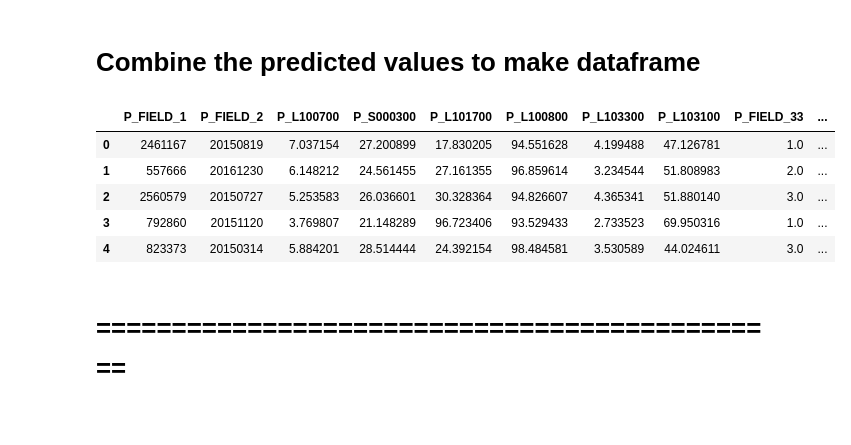
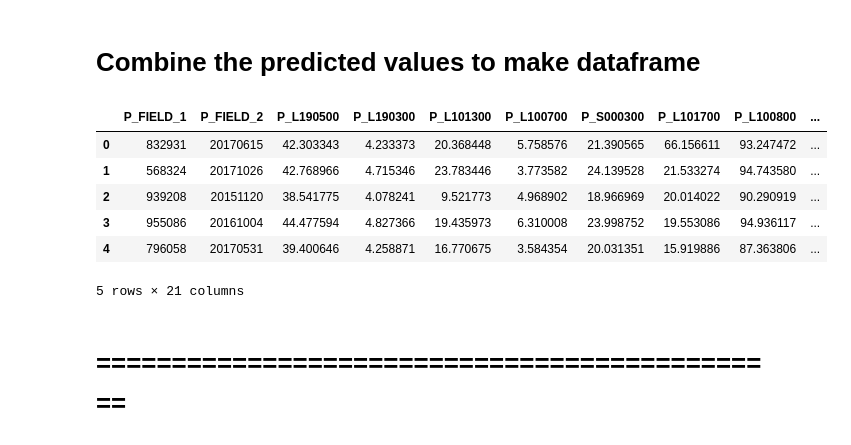
Before and after one commit to henockmamo54/Health-Data-Analysis-Diabetics, a Jupyter notebook: hyperlipidemia/DataGeneration/prepare dataset for generator - for chart .ipynb, the cells around one changed output. Drawn from its saved outputs; the diff is of its cells as text; code cells hidden in the pictures.

```diff
--- a/hyperlipidemia/DataGeneration/prepare dataset for generator - for chart .ipynb
+++ b/hyperlipidemia/DataGeneration/prepare dataset for generator - for chart .ipynb
@@ -507,0 +519,24 @@ plt.scatter(ypredPD['t + 1'][:ypredPD.shape[0]],ypredPD['pred (t +1)'][:ypredPD.
+# %%
+regr = RandomForestRegressor(
+    max_depth=10, random_state=random_seed, verbose=0, n_estimators=1000, max_features=7
+)
+regr.fit(
+    xtrain[
+        [
+           'L101300_x', 'SEX_x', 'S000300_x', 'L101200_x', 'L103300_x', 'L101700_x',
+       'L100700_x', 'L103100_x', 'L190400_x', 'L190300_x', 'S000100_x', 'L190500_x'
+        ]
+    ],
+    ytrain[["L101300_y"]],
+)
+
+ypred = regr.predict(
+    xtest[
+        [
+           'L101300_x', 'SEX_x', 'S000300_x', 'L101200_x', 'L103300_x', 'L101700_x',
+       'L100700_x', 'L103100_x', 'L190400_x', 'L190300_x', 'S000100_x', 'L190500_x'
+        ]
+    ]
+)
+
+print("r2_score", m.r2_score(ytest[["L101300_y"]], ypred))
@@ -507,0 +545,4 @@ plt.scatter(ypredPD['t + 1'][:ypredPD.shape[0]],ypredPD['pred (t +1)'][:ypredPD.
+# %%
+pred_L101300 = ypred
+with open('models/hyperlipidemiaModel_nextyear_L101300_RF_regressor', 'wb') as f:
+    pickle.dump(regr, f)
@@ -536,0 +606,4 @@ plt.scatter(ypredPD['t + 1'][:ypredPD.shape[0]],ypredPD['pred (t +1)'][:ypredPD.
+# %%
+pred_L190300 = ypred
+with open('models/hyperlipidemiaModel_nextyear_L190300_RF_regressor', 'wb') as f:
+    pickle.dump(regr, f)
@@ -562,0 +667,4 @@ plt.scatter(ypredPD['t + 1'][:ypredPD.shape[0]],ypredPD['pred (t +1)'][:ypredPD.
+# %%
+pred_L190500 = ypred
+with open('models/hyperlipidemiaModel_nextyear_L190500_RF_regressor', 'wb') as f:
+    pickle.dump(regr, f)
@@ -580,44 +716,49 @@ Combine the predicted values to make dataframe
 NextYearData = pd.DataFrame()
 NextYearData["P_FIELD_1"] = ytest.FIELD_1_y.values
 NextYearData["P_FIELD_2"] = ytest.FIELD_2_y.values
+
+NextYearData["P_L190500"] = pred_L190500
+NextYearData["P_L190300"] = pred_L190300
+NextYearData["P_L101300"] = pred_L101300
 
 NextYearData["P_L100700"] = pred_L100700
 NextYearData["P_S000300"] = pred_S000300
 NextYearData["P_L101700"] = pred_L101700
 NextYearData["P_L100800"] = pred_L100800
 NextYearData["P_L103300"] = pred_L103300
 NextYearData["P_L103100"] = pred_L103100
 # NextYearData["P_L102900"] = pred_L102900
 # NextYearData["P_L103200"] = pred_L103200
 
 NextYearData["P_FIELD_33"] = pred_FIELD_33.values
 NextYearData["P_FIELD_38"] = pred_FIELD_38.values
 NextYearData["P_FIELD_40"] = pred_FIELD_40.values
 
 NextYearData["P_SEX"] = pred_SEX.values
 NextYearData["P_AGE"] = pred_AGE.values
 
 NextYearData["A_L102900"] = ytest.L102900_y.values
 NextYearData["A_L103200"] = ytest.L103200_y.values
 NextYearData["A_L103000"] = ytest.L103000_y.values
 NextYearData["A_L103300"] = ytest.L103300_y.values
 
 _class = []
 for i in range(NextYearData.shape[0]):
     if((NextYearData.A_L102900[i] <= 200) & (NextYearData.A_L103200[i] <= 130) & (NextYearData.A_L103000[i] <=150)):
         _class.append(0)
     else:
         _class.append(1)
 NextYearData["CLASS"] = _class
 
 NextYearData.head()
 # %% [output]
-|  | P_FIELD_1 | P_FIELD_2 | P_L100700 | P_S000300 | P_L101700 | P_L100800 | P_L103300 | P_L103100 | P_FIELD_33 | ... |
-| 0 | 2461167 | 20150819 | 7.037154 | 27.200899 | 17.830205 | 94.551628 | 4.199488 | 47.126781 | 1.0 | ... |
-| 1 | 557666 | 20161230 | 6.148212 | 24.561455 | 27.161355 | 96.859614 | 3.234544 | 51.808983 | 2.0 | ... |
-| 2 | 2560579 | 20150727 | 5.253583 | 26.036601 | 30.328364 | 94.826607 | 4.365341 | 51.880140 | 3.0 | ... |
-| 3 | 792860 | 20151120 | 3.769807 | 21.148289 | 96.723406 | 93.529433 | 2.733523 | 69.950316 | 1.0 | ... |
-| 4 | 823373 | 20150314 | 5.884201 | 28.514444 | 24.392154 | 98.484581 | 3.530589 | 44.024611 | 3.0 | ... |
+|  | P_FIELD_1 | P_FIELD_2 | P_L190500 | P_L190300 | P_L101300 | P_L100700 | P_S000300 | P_L101700 | P_L100800 | ... |
+| 0 | 832931 | 20170615 | 42.303343 | 4.233373 | 20.368448 | 5.758576 | 21.390565 | 66.156611 | 93.247472 | ... |
+| 1 | 568324 | 20171026 | 42.768966 | 4.715346 | 23.783446 | 3.773582 | 24.139528 | 21.533274 | 94.743580 | ... |
+| 2 | 939208 | 20151120 | 38.541775 | 4.078241 | 9.521773 | 4.968902 | 18.966969 | 20.014022 | 90.290919 | ... |
+| 3 | 955086 | 20161004 | 44.477594 | 4.827366 | 19.435973 | 6.310008 | 23.998752 | 19.553086 | 94.936117 | ... |
+| 4 | 796058 | 20170531 | 39.400646 | 4.258871 | 16.770675 | 3.584354 | 20.031351 | 15.919886 | 87.363806 | ... |
+5 rows × 21 columns
 # %%
 NextYearData.to_csv("Predicted_NextYearData.txt", sep=",")
 # %% [markdown]
```
Also changed, not shown: parts of 32 cells of this notebook, 14 other files.
